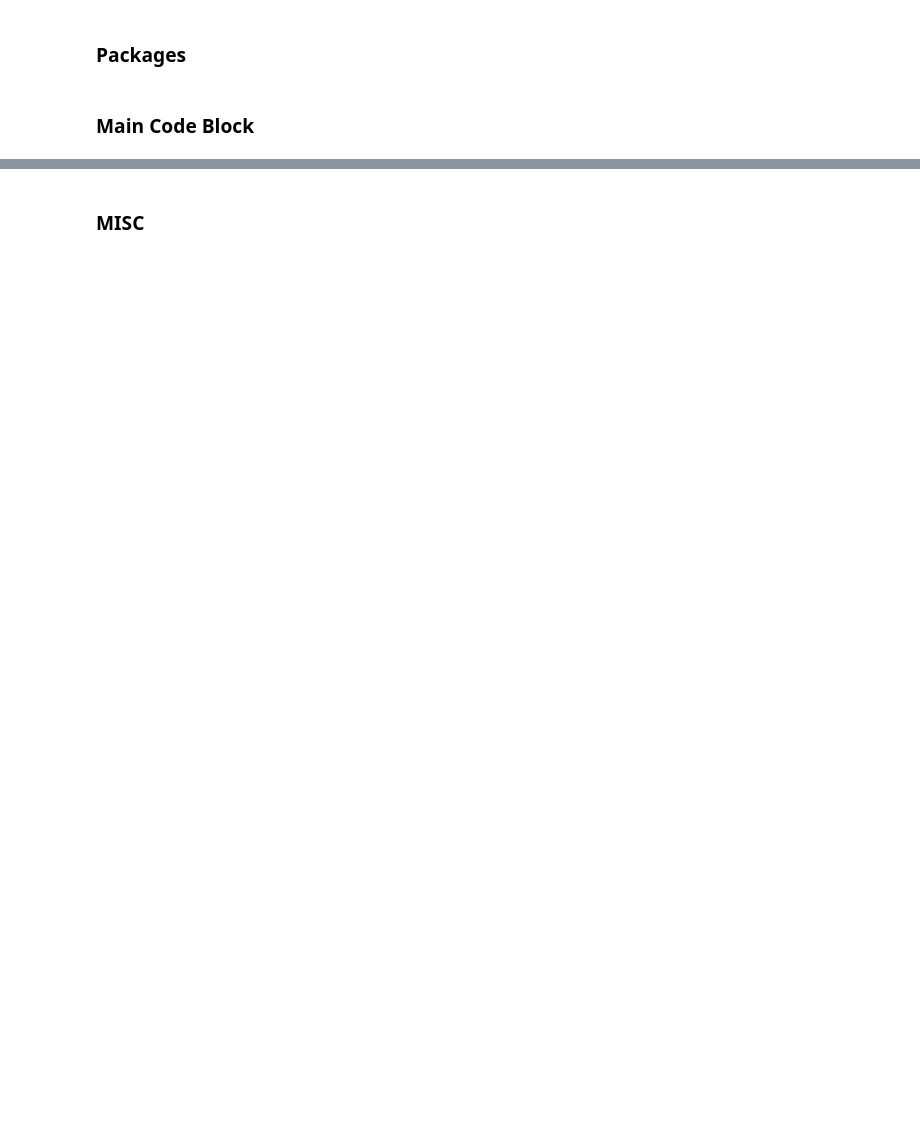
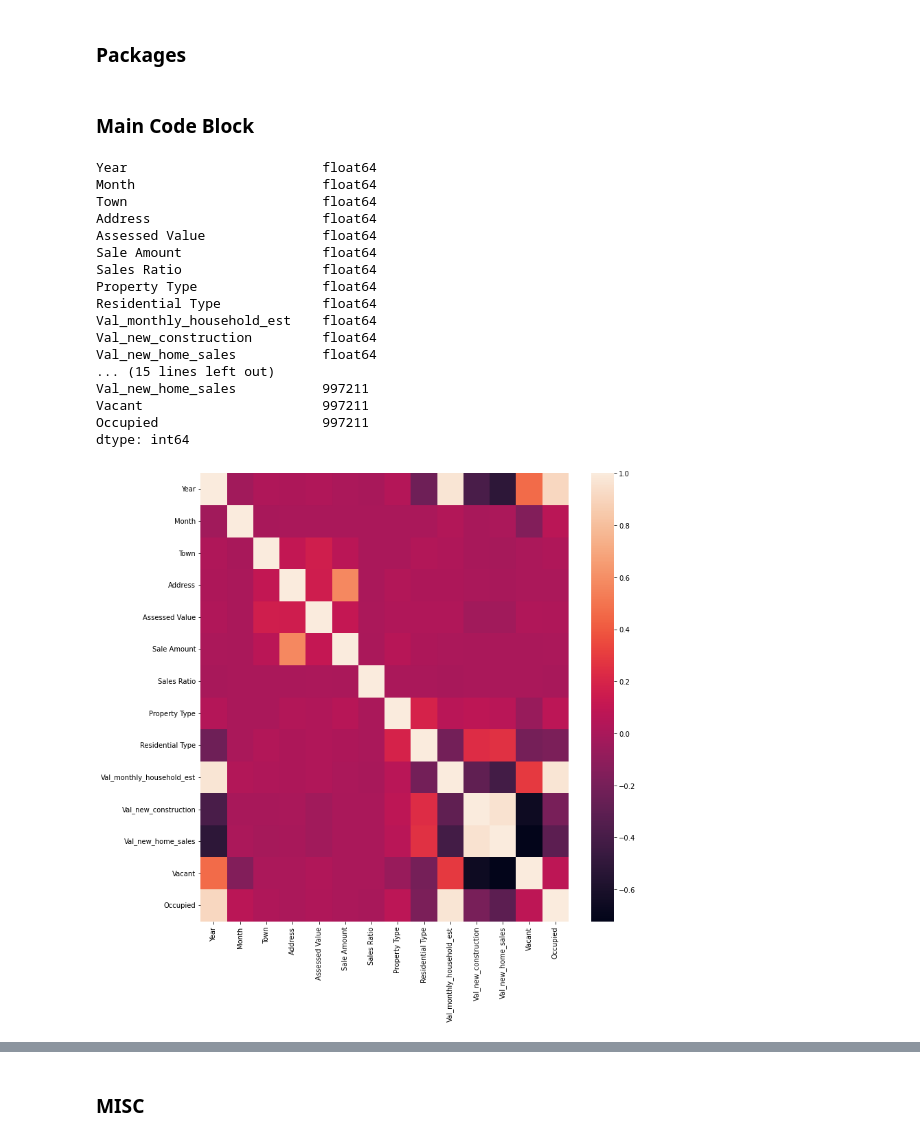
Before and after one commit to jooseokLeeCU/DataMiningProject, a Jupyter notebook: finalproject.ipynb, the cells around one changed output, grey strips where cells are left out. Drawn from its saved outputs; the diff is of its cells as text; code cells hidden in the pictures; blank space fills up the shorter version.

```diff
--- a/finalproject.ipynb
+++ b/finalproject.ipynb
@@ -34,7 +34,7 @@ numerical_features = data.select_dtypes(include=['number']).columns
 categorical_features = data.select_dtypes(exclude=['number']).columns
 
 # Impute missing values for numerical features
-imputer = SimpleImputer(strategy='mean')
+imputer = SimpleImputer(strategy='median')
 data[numerical_features] = imputer.fit_transform(data[numerical_features])
 
 # Impute missing values for categorical features
@@ -48,6 +48,31 @@ data[categorical_features] = encoder.fit_transform(data[categorical_features], d
 # Define features (X) and target (y)
 X = data.drop(columns='Sale Amount')  # Features
 y = data['Sale Amount']  # Target variable
+# %%
+print(data.dtypes, '\n')
+print(data.count(), '\n')
+corr_matrix = data.corr(numeric_only=True)
+plt.figure(figsize=(12,12))
+ax = sns.heatmap(corr_matrix)
+# %% [output]
+Year                         float64
+Month                        float64
+Town                         float64
+Address                      float64
+Assessed Value               float64
+Sale Amount                  float64
+Sales Ratio                  float64
+Property Type                float64
+Residential Type             float64
+Val_monthly_household_est    float64
+Val_new_construction         float64
+Val_new_home_sales           float64
+... (15 lines left out)
+Val_new_home_sales           997211
+Vacant                       997211
+Occupied                     997211
+dtype: int64
+[figure, added]
 # %%
 # Split the data into training, validation, and test sets
 X_train, X_temp, y_train, y_temp = train_test_split(X, y, test_size=0.3, random_state=42)
```
Also changed, not shown: parts of 7 cells of this notebook.
